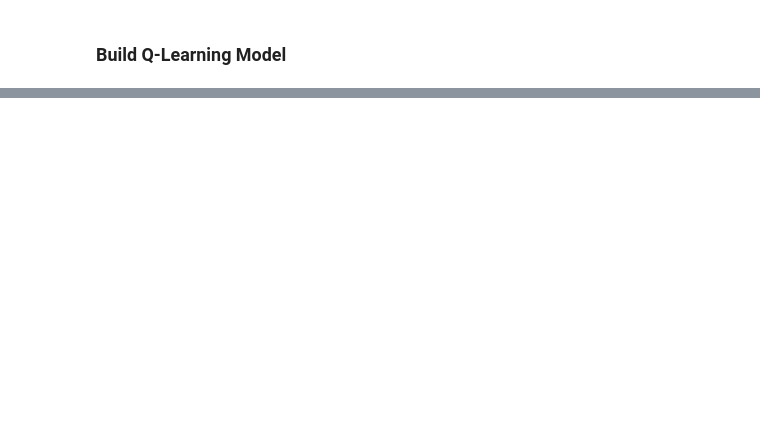
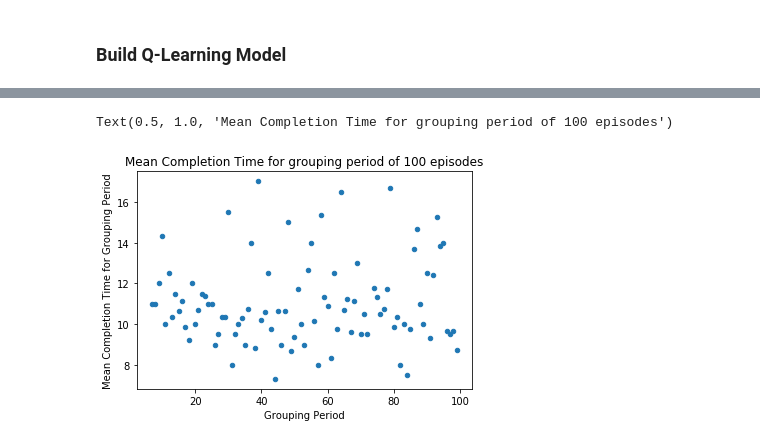
Before and after one commit to oliverfoster27/Practical-Machine-Learning, a Jupyter notebook: Week 9/Homework_Week_9.ipynb, the cells around one changed output, grey strips where cells are left out. Saved outputs shown, nothing was run; the diff lists cells and outputs as text; code cells hidden in the pictures; blank space fills up the shorter version.

```diff
--- a/Week 9/Homework_Week_9.ipynb
+++ b/Week 9/Homework_Week_9.ipynb
@@ -172,0 +244,8 @@ Index(['index', 'completion_efficiency', 'completion_time'], dtype='object')
+# %%
+ax = df_grouped.reset_index().plot.scatter(x='index', y='Completion Time')
+ax.set_ylabel('Mean Completion Time for Grouping Period')
+ax.set_xlabel('Grouping Period')
+ax.set_title("Mean Completion Time for grouping period of 100 episodes")
+# %% [output]
+Text(0.5, 1.0, 'Mean Completion Time for grouping period of 100 episodes')
+[figure, added]
```
Also changed, not shown: parts of 26 cells of this notebook, 2 other files.
